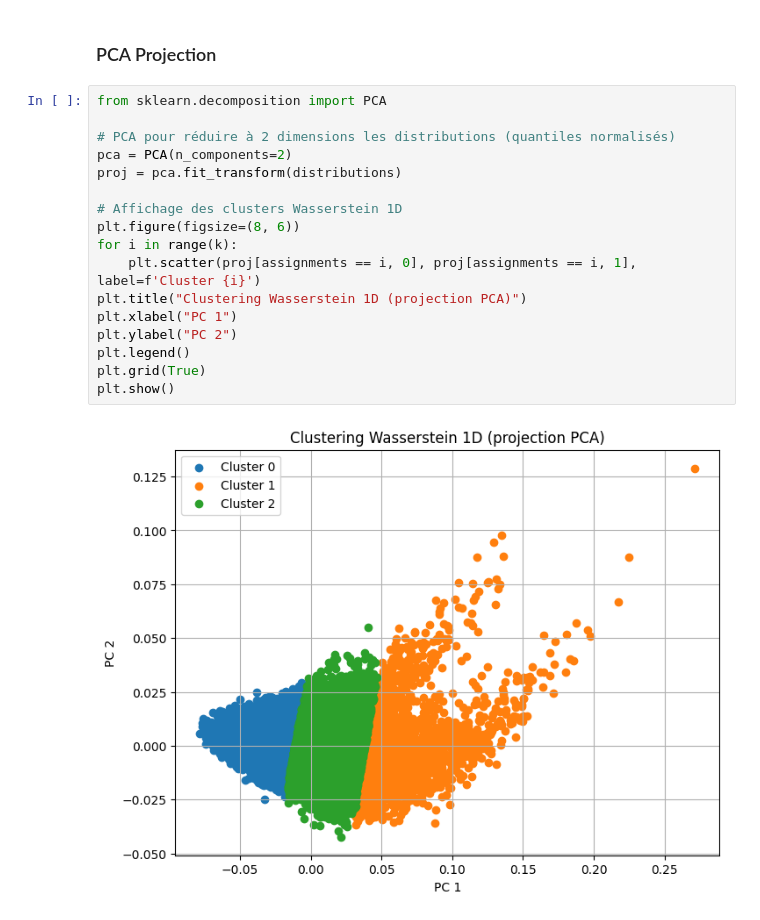
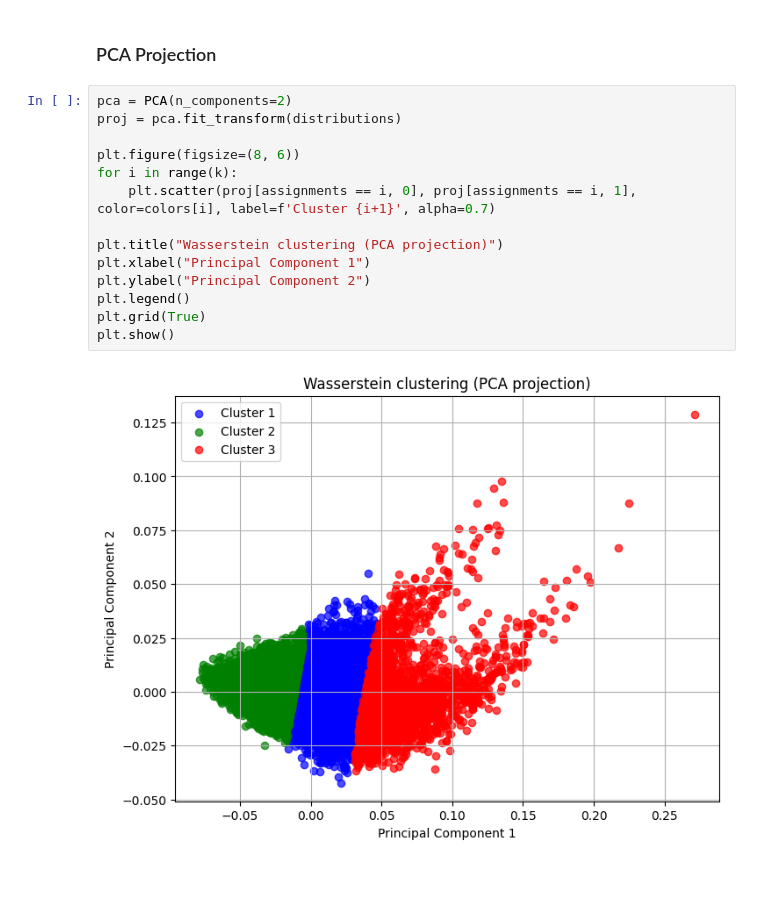
Before and after one commit to moranenzo/ML-Wasserstein, a Jupyter notebook: IRIS.ipynb, the cells around one changed output. Cells and saved outputs as stored; diff of their text form; blank space fills up the shorter version.

```diff
--- a/IRIS.ipynb
+++ b/IRIS.ipynb
@@ -140,22 +146,19 @@ plt.show()
 # %% [markdown]
 ### PCA Projection
 # %%
-from sklearn.decomposition import PCA
-
-# PCA pour réduire à 2 dimensions les distributions (quantiles normalisés)
 pca = PCA(n_components=2)
 proj = pca.fit_transform(distributions)
 
-# Affichage des clusters Wasserstein 1D
 plt.figure(figsize=(8, 6))
 for i in range(k):
-    plt.scatter(proj[assignments == i, 0], proj[assignments == i, 1], label=f'Cluster {i}')
-plt.title("Clustering Wasserstein 1D (projection PCA)")
-plt.xlabel("PC 1")
-plt.ylabel("PC 2")
+    plt.scatter(proj[assignments == i, 0], proj[assignments == i, 1], color=colors[i], label=f'Cluster {i+1}', alpha=0.7)
+
+plt.title("Wasserstein clustering (PCA projection)")
+plt.xlabel("Principal Component 1")
+plt.ylabel("Principal Component 2")
 plt.legend()
 plt.grid(True)
 plt.show()
 # %% [output]
-[figure, old version]
+[figure, new version]
 # %% [markdown]
```
Also changed, not shown: parts of 8 cells of this notebook.
